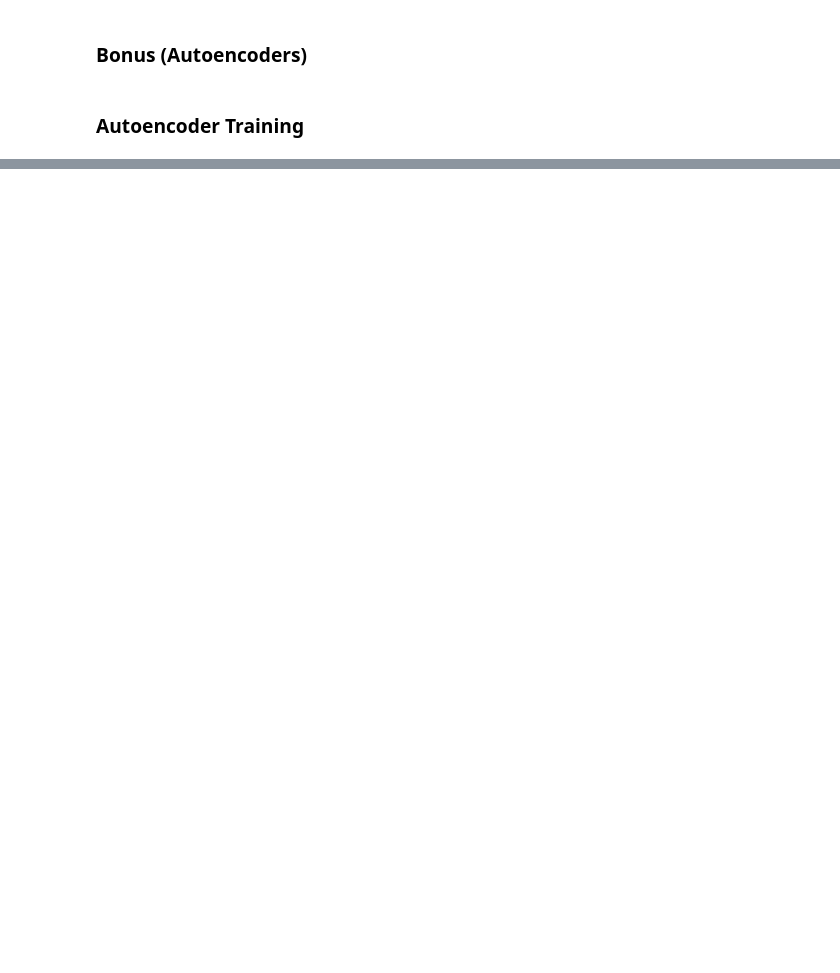
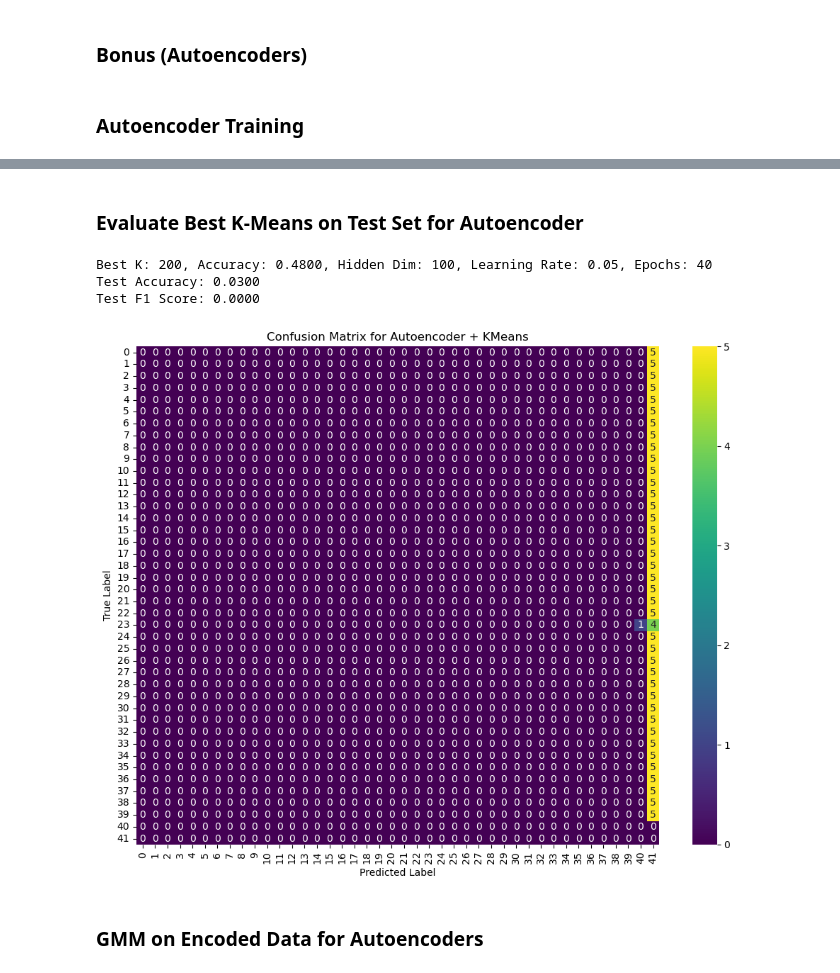
Before and after one commit to ranimeshehata/Face-Recognition, a Jupyter notebook: Face-Recognition.ipynb, the cells around one changed output, grey strips where cells are left out. Drawn from its saved outputs; the diff is of its cells as text; code cells hidden in the pictures; blank space fills up the shorter version.

```diff
--- a/Face-Recognition.ipynb
+++ b/Face-Recognition.ipynb
@@ -618,0 +849,63 @@ epochs_list = [50, 100, 200]  # Different number of epochs to try
+# %% [markdown]
+### Evaluate Best K-Means on Test Set for Autoencoder
+# %%
+best_dim, best_lr, best_dim, best_epochs, best_acc = max(results_kmeans_autoencoder, key=lambda x: x[4])
+print(f"Best K: {best_K}, Accuracy: {best_acc:.4f}, Hidden Dim: {best_dim}, Learning Rate: {best_lr}, Epochs: {best_epochs}")
+
+# Train best KMeans again
+kmeans_best = KMeans(n_clusters=best_K)
+kmeans_best.fit(D_train_encoded)
+
+# Predict on encoded test set
+y_pred_test = kmeans_best.predict(D_test_encoded)
+
+# Evaluate
+acc = clustering_accuracy(y_test, y_pred_test)
+print(f"Test Accuracy: {acc:.4f}")
+
+# F1 Score
+f1 = f1_score(y_test, y_pred_test, average='macro')
+print(f"Test F1 Score: {f1:.4f}")
+
+# Confusion Matrix
+cm = confusion_matrix(y_test, y_pred_test)
+plt.figure(figsize=(10, 8))
+sns.heatmap(cm, annot=True, fmt='d', cmap='viridis', cbar=True)
+plt.title('Confusion Matrix for Autoencoder + KMeans')
+plt.xlabel("Predicted Label")
+plt.ylabel("True Label")
+plt.tight_layout()
+plt.show()
+
+
+# best_K, best_acc = max(results_kmeans_autoencoder, key=lambda x: x[1])
+# print(f"Best K: {best_K}, Accuracy: {best_acc:.4f}")
+
+# # Train best KMeans again
+# kmeans_best = KMeans(n_clusters=best_K)
+# kmeans_best.fit(D_train_encoded)
+
+# # Predict on encoded test set
+# y_pred_test = kmeans_best.predict(D_test_encoded)
+
+# # Evaluate
+# acc = clustering_accuracy(y_test, y_pred_test)
+# print(f"Test Accuracy: {acc:.4f}")
+
+# # F1 Score
+# f1 = f1_score(y_test, y_pred_test, average='macro')
+# print(f"Test F1 Score: {f1:.4f}")
+
+# # Confusion Matrix
+# cm = confusion_matrix(y_test, y_pred_test)
+# plt.figure(figsize=(10, 8))
+# sns.heatmap(cm, annot=True, fmt='d', cmap='viridis', cbar=True)
+# plt.title('Confusion Matrix for Autoencoder + KMeans')
+# plt.show()
+# %% [output]
+Best K: 200, Accuracy: 0.4800, Hidden Dim: 100, Learning Rate: 0.05, Epochs: 40
+Test Accuracy: 0.0300
+Test F1 Score: 0.0000
+[figure, added]
+# %% [markdown]
+### GMM on Encoded Data for Autoencoders
```
Also changed, not shown: parts of 22 cells of this notebook.
